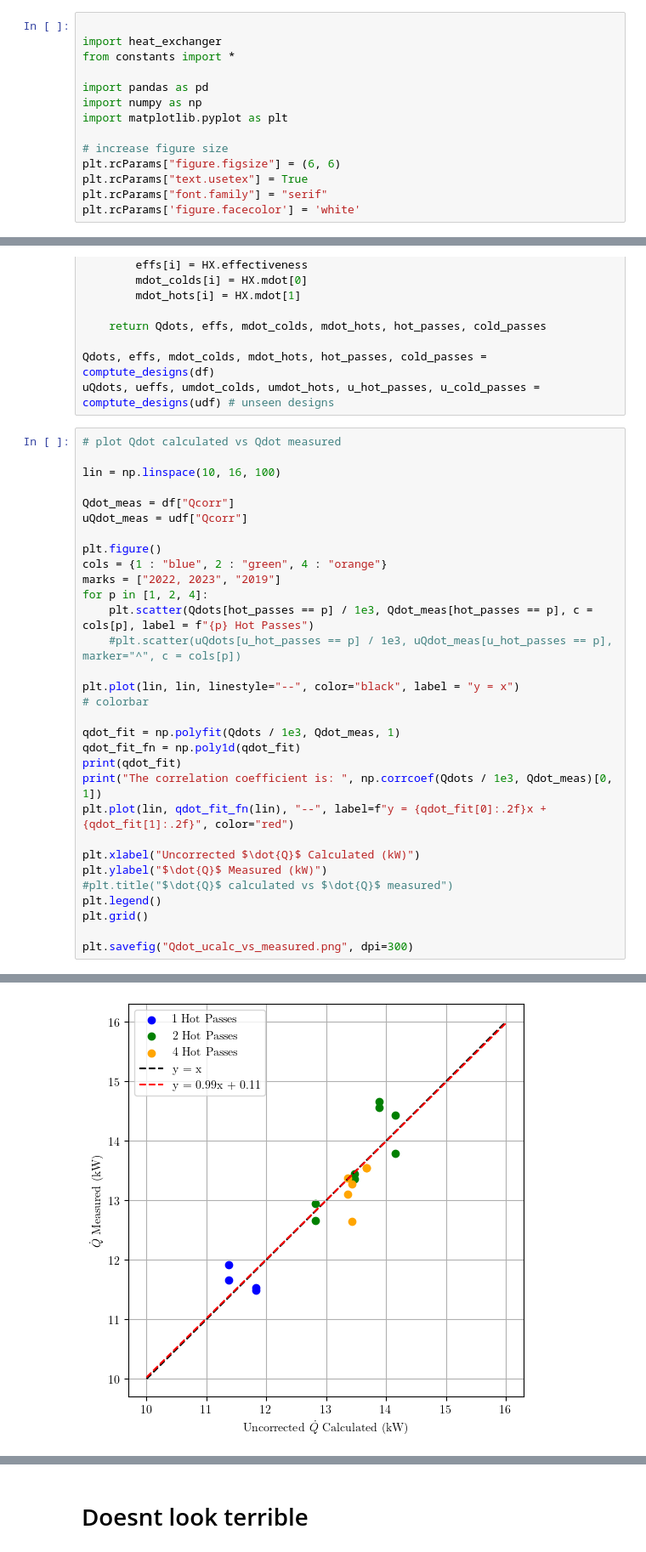
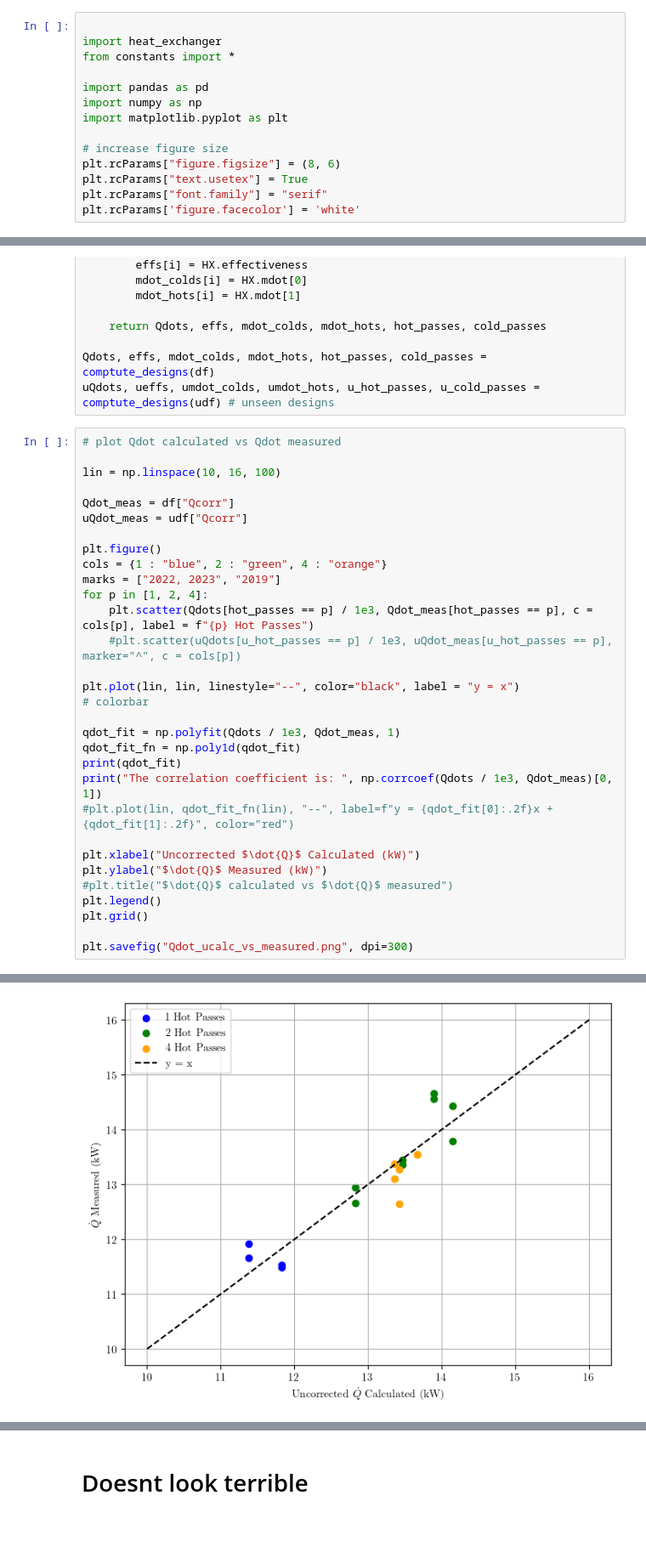
Before and after one commit to lpender3672/shell_tube_heat_exchanger, a Jupyter notebook: src/analysis.ipynb, the cells around one changed output, grey strips where cells are left out. Shown: that part at 85% size. Drawn from its saved outputs; the diff is of its cells as text; blank space fills up the shorter version.

```diff
--- a/src/analysis.ipynb
+++ b/src/analysis.ipynb
@@ -8,7 +8,7 @@ import numpy as np
 import matplotlib.pyplot as plt
 
 # increase figure size
-plt.rcParams["figure.figsize"] = (6, 6)
+plt.rcParams["figure.figsize"] = (8, 6)
 plt.rcParams["text.usetex"] = True
 plt.rcParams["font.family"] = "serif"
 plt.rcParams['figure.facecolor'] = 'white'
@@ -93,32 +93,32 @@ uQdots, ueffs, umdot_colds, umdot_hots, u_hot_passes, u_cold_passes = comptute_d
 lin = np.linspace(10, 16, 100)
 
 Qdot_meas = df["Qcorr"]
 uQdot_meas = udf["Qcorr"]
 
 plt.figure()
 cols = {1 : "blue", 2 : "green", 4 : "orange"}
 marks = ["2022, 2023", "2019"]
 for p in [1, 2, 4]:
     plt.scatter(Qdots[hot_passes == p] / 1e3, Qdot_meas[hot_passes == p], c = cols[p], label = f"{p} Hot Passes")
     #plt.scatter(uQdots[u_hot_passes == p] / 1e3, uQdot_meas[u_hot_passes == p], marker="^", c = cols[p])
 
 plt.plot(lin, lin, linestyle="--", color="black", label = "y = x")
 # colorbar
 
 qdot_fit = np.polyfit(Qdots / 1e3, Qdot_meas, 1)
 qdot_fit_fn = np.poly1d(qdot_fit)
 print(qdot_fit)
 print("The correlation coefficient is: ", np.corrcoef(Qdots / 1e3, Qdot_meas)[0, 1])
-plt.plot(lin, qdot_fit_fn(lin), "--", label=f"y = {qdot_fit[0]:.2f}x + {qdot_fit[1]:.2f}", color="red")
+#plt.plot(lin, qdot_fit_fn(lin), "--", label=f"y = {qdot_fit[0]:.2f}x + {qdot_fit[1]:.2f}", color="red")
 
 plt.xlabel("Uncorrected $\dot{Q}$ Calculated (kW)")
 plt.ylabel("$\dot{Q}$ Measured (kW)")
 #plt.title("$\dot{Q}$ calculated vs $\dot{Q}$ measured")
 plt.legend()
 plt.grid()
 
 plt.savefig("Qdot_ucalc_vs_measured.png", dpi=300)
 # %% [output]
 [0.99188804 0.10672778]
 The correlation coefficient is:  0.9177171466551675
-[figure, old version]
+[figure, new version]
```
Also changed, not shown: parts of 7 cells of this notebook, 5 other files.
